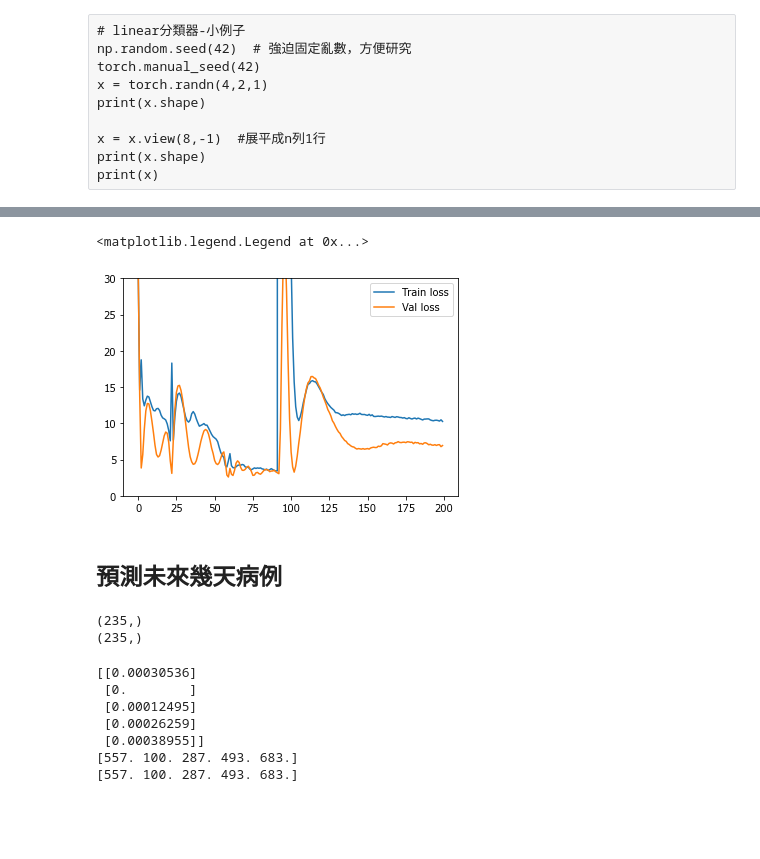
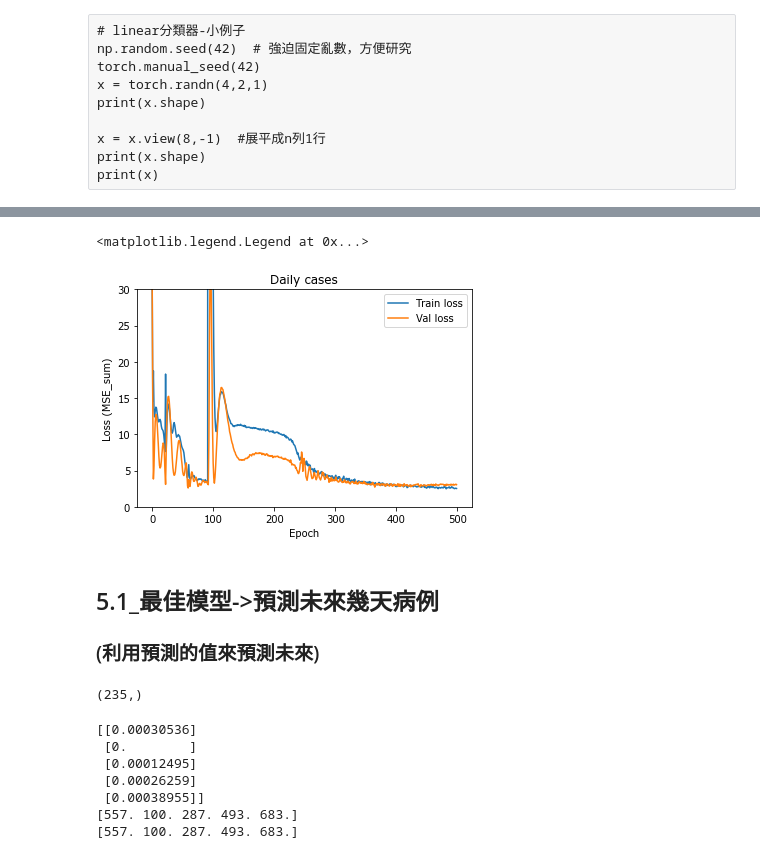
Before and after one commit to a123a20/Chang-Ching, a Jupyter notebook: RNN系列實作/LSTM_COVID-19預測/RNN_新冠病例預測_LSTM.ipynb, the cells around one changed output, grey strips where cells are left out. Drawn from its saved outputs; the diff is of its cells as text; code cells hidden in the pictures; blank space fills up the shorter version.

```diff
--- a/RNN系列實作/LSTM_COVID-19預測/RNN_新冠病例預測_LSTM.ipynb
+++ b/RNN系列實作/LSTM_COVID-19預測/RNN_新冠病例預測_LSTM.ipynb
@@ -365,6 +388,7 @@ def train_model(model, epoch, lr, train_data, train_label, val_data, val_label,
     #lr_scheduler = torch.optim.lr_scheduler.ReduceLROnPlateau(optimizer=optim, mode='min', factor=0.1, patience=100, min_lr=0.00001)
 
     # 回歸模型的表現評價指標（Regression Model Performance Evaluation Metric）
+    best_epoch = 0
     if performance_eval == 'MAE':  # https://pytorch.org/docs/stable/generated/torch.nn.L1Loss.html#torch.nn.L1Loss
         evaluation_func = torch.nn.L1Loss(reduction='mean')  # (平均絕對誤差) MAE = sum(|y-x|)的平均
         best_evaluation = 1.0  # 初始最高，越低越好
@@ -387,7 +411,8 @@ def train_model(model, epoch, lr, train_data, train_label, val_data, val_label,
     if use_GPU == True and torch.cuda.is_available() == True:
         model.cuda()  # model參數計算 -> 移到GPU
         train_data, train_label = train_data.cuda(), train_label.cuda()
-        val_data, val_label = val_data.cuda(), val_label.cuda()
+        if val_data is not None:
+            val_data, val_label = val_data.cuda(), val_label.cuda()
 
 
 
@@ -418,6 +443,7 @@ def train_model(model, epoch, lr, train_data, train_label, val_data, val_label,
                     evaluation = evaluation_func(val_label, y_pred_val)  # 導入模型評估指標
                     if best_evaluation > evaluation.item():
                         best_evaluation = evaluation.item()  # 最佳模型評估指標
+                        best_epoch = i
                         # 保存模型
                         torch.save(model,'best_model.pth')  # 根據評估指標-保存最佳模型
                 elif performance_eval == 'R_square':
@@ -429,6 +455,7 @@ def train_model(model, epoch, lr, train_data, train_label, val_data, val_label,
                     #evaluation = r2_score(val_label.cpu(), y_pred_val.cpu())  # 利用sklearn，快速導入R_square評估指標
                     if best_evaluation < evaluation:
                         best_evaluation = evaluation
+                        best_epoch = i
                         # 保存模型
                         torch.save(model,'best_model.pth')
                 elif performance_eval == 'MAPE':
@@ -436,17 +463,21 @@ def train_model(model, epoch, lr, train_data, train_label, val_data, val_label,
                     evaluation = np.mean(np.abs(val_label.cpu().numpy() - y_pred_val.cpu().numpy()) / np.abs(val_label.cpu().numpy()))*100
                     if best_evaluation > evaluation:
                         best_evaluation = evaluation
+                        best_epoch = i
                         # 保存模型
                         torch.save(model,'best_model.pth')
+
+                if i == (epoch-1):
+                    torch.save(model,'last_model.pth')  # 根據最後一回合-保存模型
                 #-------------------------------------------------------
 
             val_loss_list[i] = loss_val.item()  # 保存loss_val history
 
             # 每十回合印出那一個回合的loss值(非最佳)，"評估最佳指標"才是每回合的(最佳)
             if (i%10 == 0) or (i == epoch-1):  # 最後一個epoch也印出
-                print(f'Epoch {i}  train loss: {loss.item():.4f}  val loss: {loss_val.item():.4f}    最佳評估指標 {performance_eval}= {best_evaluation:.4f}')  # :.4f 取小數後四位
+                print(f'Epoch {i}  train loss: {loss.item():.4f}  val loss: {loss_val.item():.4f}    最佳評估指標 {performance_eval}= {best_evaluation:.4f}  (best_epoch={best_epoch})')  # :.4f 取小數後四位
 
-        elif i%10 == 0:
+        elif (i%10 == 0) or (i == epoch-1):
             print(f'Epoch {i}  train loss: {loss.item()}')  # .item(): tensor->內容值(values)
 
         train_loss_list[i] = loss.item()  # 保存loss history
@@ -463,6 +496,6 @@ def train_model(model, epoch, lr, train_data, train_label, val_data, val_label,
 # %%
-# 設定參數
-epoch = 200
+# 設定參數--------------------------------------------------------------------
+epoch = 500
 lr = 1e-3
 input_size = 1  # 若為圖片，size= W x H，這裡是確診人數，size= 1
 hidden_size = 512  # 隱藏層神經元數
@@ -470,12 +503,14 @@ num_layers = 2  # LSTM層數
 dropout = 0.5
 seq_length = 7  # 就是time_step; 若要調值，上面 "2.數據預處理-seq_length" 也要改
 use_GPU = True
-performance_eval = 'MAPE'  # 模型評估指標: MSE、MAE、R_square、MAPE
+performance_eval = 'MSE'  # 模型評估指標: MSE、MAE、R_square、MAPE
 
 # 強迫固定亂數，方便研究用
 np.random.seed(1)
 torch.manual_seed(1)
+# ---------------------------------------------------------------------------
 
+# 讀取model
 model = LSTM(input_size, hidden_size, num_layers, dropout, seq_length)  # Model: 跑了__init__初始化的東西
 
 # 查看GPU訊息
@@ -518,13 +553,17 @@ Epoch 199  train loss: 10.2623  val loss: 6.9346    最佳評估指標 MAPE= 18.
 # %%
 plt.plot(train_loss_list, label='Train loss')
 plt.plot(val_loss_list, label='Val loss')
+plt.title('Daily cases')
+plt.xlabel("Epoch")
+plt.ylabel("Loss (MSE_sum)")
 plt.ylim((0, 30))
 plt.legend()
 # %% [output]
 <matplotlib.legend.Legend at 0x...>
-[figure, old version]
+[figure, new version]
 # %% [markdown]
-## 預測未來幾天病例
+## 5.1_最佳模型->預測未來幾天病例
+### (利用預測的值來預測未來)
 # %%
 # 加載模型
 best_model = torch.load('best_model.pth')
@@ -571,7 +611,6 @@ true_cases = scaler.inverse_transform(temp)  # inverse_transform
 # true_cases = (1, 235)
 true_cases = true_cases.flatten()
 # true_case = (235)
-print(true_cases.shape)
 
 #--------------------get_preds(模型預測)---------------------
 # 做一樣的事
@@ -579,7 +618,6 @@ pred_cases = scaler.inverse_transform(np.expand_dims(get_preds, axis=0)).flatten
 print(pred_cases.shape)
 # %% [output]
 (235,)
-(235,)
 # %%
 # 測試下來，不用轉shape，也可以 (對應前面"轉換前")
 print(train_data[:5])
```
Also changed, not shown: parts of 18 cells of this notebook, 3 other files.
